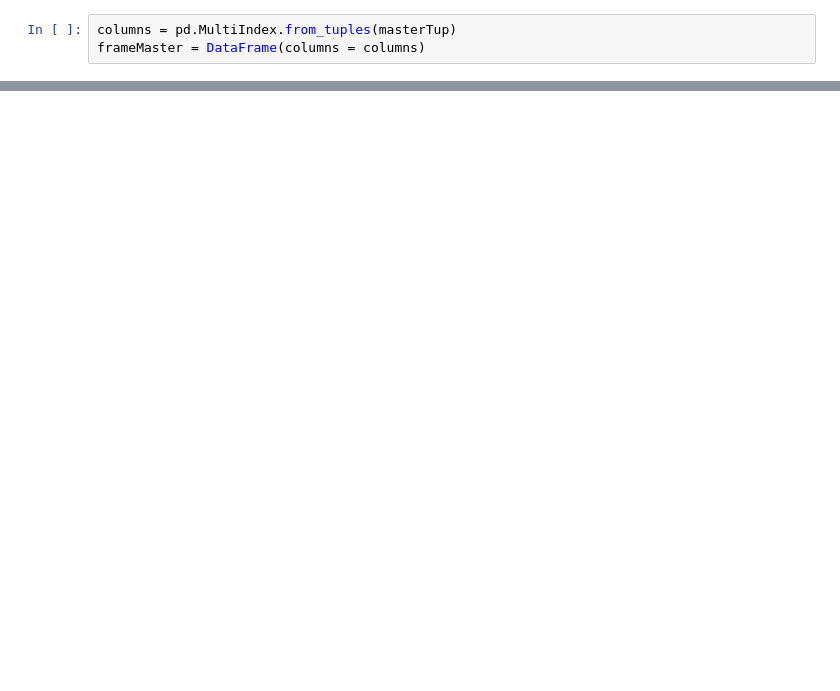
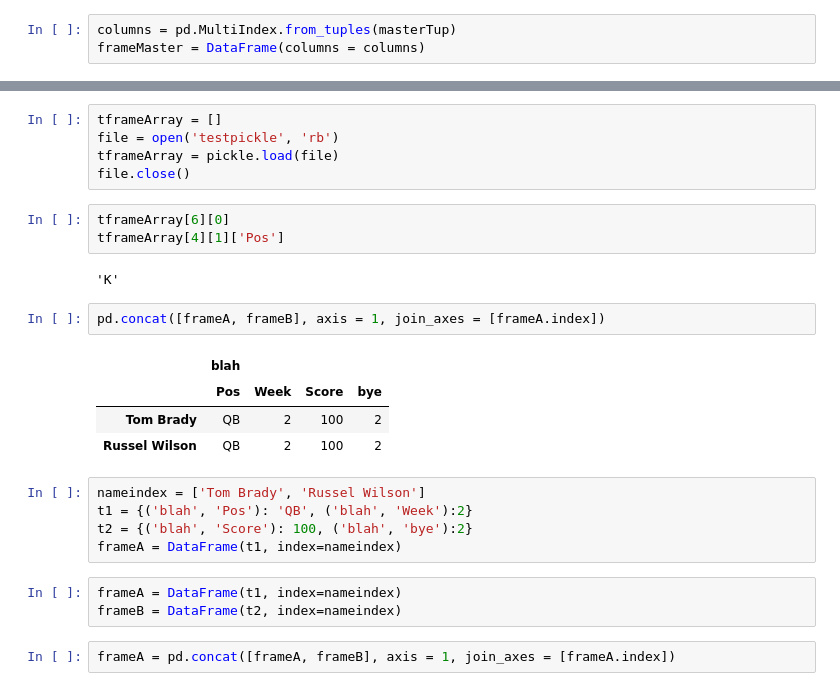
Before and after one commit to b7nguyen/ffb-data, a Jupyter notebook: Fantasy_Football.ipynb, the cells around one changed output, grey strips where cells are left out. Drawn from its saved outputs; the diff is of its cells as text; blank space fills up the shorter version.

```diff
--- a/Fantasy_Football.ipynb
+++ b/Fantasy_Football.ipynb
@@ -258,0 +477,27 @@ frameMaster = pd.concat(frame)
+# %%
+tframeArray = []
+file = open('testpickle', 'rb')
+tframeArray = pickle.load(file)
+file.close()
+# %%
+tframeArray[6][0]
+tframeArray[4][1]['Pos']
+# %% [output]
+'K'
+# %%
+pd.concat([frameA, frameB], axis = 1, join_axes = [frameA.index])
+# %% [output]
+|  | blah |  |  |  |
+|  | Pos | Week | Score | bye |
+| Tom Brady | QB | 2 | 100 | 2 |
+| Russel Wilson | QB | 2 | 100 | 2 |
+# %%
+nameindex = ['Tom Brady', 'Russel Wilson']
+t1 = {('blah', 'Pos'): 'QB', ('blah', 'Week'):2}
+t2 = {('blah', 'Score'): 100, ('blah', 'bye'):2}
+frameA = DataFrame(t1, index=nameindex)
+# %%
+frameA = DataFrame(t1, index=nameindex)
+frameB = DataFrame(t2, index=nameindex)
+# %%
+frameA = pd.concat([frameA, frameB], axis = 1, join_axes = [frameA.index])
```
Also changed, not shown: parts of 15 cells of this notebook.
